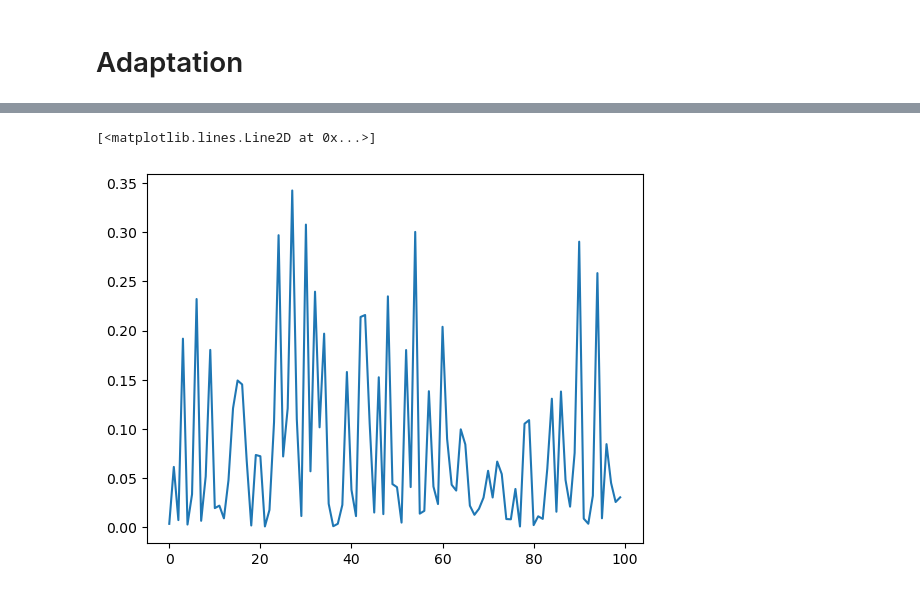
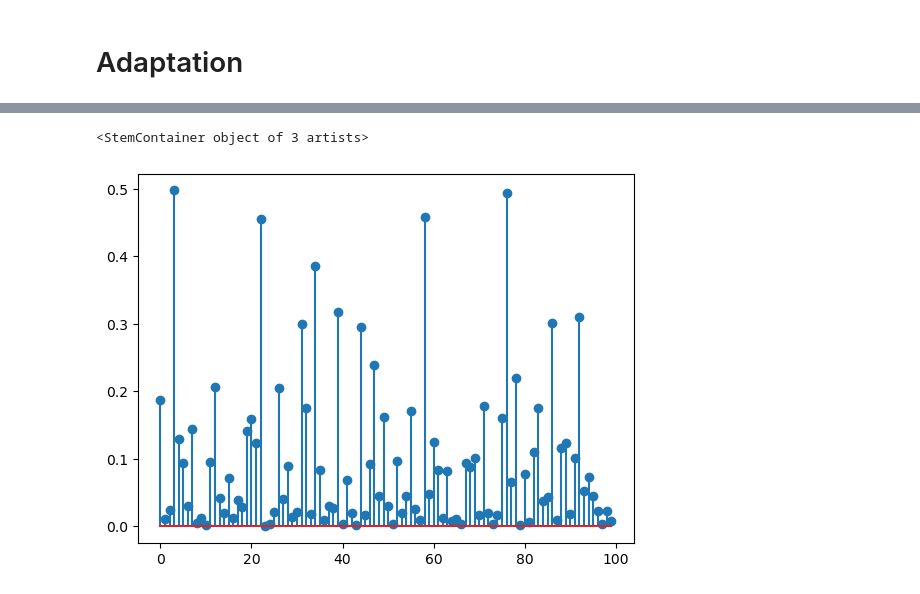
Before and after one commit to yunhao-tech/Sequantial-Monte-Carlo-project, a Jupyter notebook: two_link_arm_smcd.ipynb, the cells around one changed output, grey strips where cells are left out. Drawn from its saved outputs; the diff is of its cells as text; code cells hidden in the pictures.

```diff
--- a/two_link_arm_smcd.ipynb
+++ b/two_link_arm_smcd.ipynb
@@ -81,7 +55,7 @@ def smcd(model: MyModel, T, N, adapt_data, d=0.05):
 	d: flip rate
 	'''
     q = adapt_data['angle']
-    z = adapt_data['true_pos']
+    z = adapt_data['noisy_pos']
     # z = adapt_data['true_pos']
     n_features = model.get_dropout_mask().shape[0]
 	# initialize M_0
@@ -109,21 +83,26 @@ def smcd(model: MyModel, T, N, adapt_data, d=0.05):
         M_bests.append(M_best)
     return M_bests
 # %%
-losses = []
-losses_no_adaptation = []
-criterion = nn.MSELoss()
-for i in range(len(adapt_data)):
-    model = load_model()
-    q = adapt_data[i]['angle'].to(torch.float32).swapaxes(1,0)
-    x = adapt_data[i]['true_pos'].to(torch.float32).swapaxes(1,0)
-    x_noadapt = model(q).detach()
+def adapt_smcd(adapt_timestep=10, n_particles=300):
+    losses = []
+    # losses_no_adaptation = []
+    criterion = nn.MSELoss()
+    M_best_per_task = []
+    for i in range(len(adapt_data)):
+        model = load_model()
+        q = adapt_data[i]['angle'].to(torch.float32).swapaxes(1,0)
+        x = adapt_data[i]['true_pos'].to(torch.float32).swapaxes(1,0)
+        # x_noadapt = model(q).detach()
 
-    M_best = smcd(model, 10, 300, adapt_data[i], d=0.05)
-    model.update_dropout_mask(M_best[-1])
-    x_pred = model(q).detach()
+        M_best = smcd(model, adapt_timestep, n_particles, adapt_data[i], d=0.05)
+        M_best_per_task.append(M_best[-1])
+        model.update_dropout_mask(M_best[-1])
+        x_pred = model(q).detach()
 
-    loss = criterion(x_pred, x)
-    loss_no_adapt = criterion(x_noadapt, x)
-    print(f"For {i}th task, loss after adaptation is {round(loss.item(), 3)}, No adaptation loss is {round(loss_no_adapt.item(), 3)}, limb length is {dataset.l[i]}")
-    losses.append(loss)
-    losses_no_adaptation.append(loss_no_adapt)
+        loss = criterion(x_pred, x)
+        # loss_no_adapt = criterion(x_noadapt, x)
+        print(f"For {i}th task, loss after adaptation is {round(loss.item(), 3)}, limb length is {dataset.l[i]}")
+        # print(f"For {i}th task, loss after adaptation is {round(loss.item(), 3)}, No adaptation loss is {round(loss_no_adapt.item(), 3)}, limb length is {dataset.l[i]}")
+        losses.append(loss)
+        # losses_no_adaptation.append(loss_no_adapt)
+    return losses, M_best_per_task
@@ -147,0 +109,3 @@ np.mean(losses)
+# %%
+losses, M_best_per_task = adapt_smcd()
+np.mean(losses)
@@ -148,5 +126,5 @@ np.mean(losses)
 # %%
-plt.plot(losses)
+plt.stem(losses)
 # %% [output]
-[<matplotlib.lines.Line2D at 0x...>]
+<StemContainer object of 3 artists>
-[figure, old version]
+[figure, new version]
```
Also changed, not shown: parts of 18 cells of this notebook, 4 other files.
